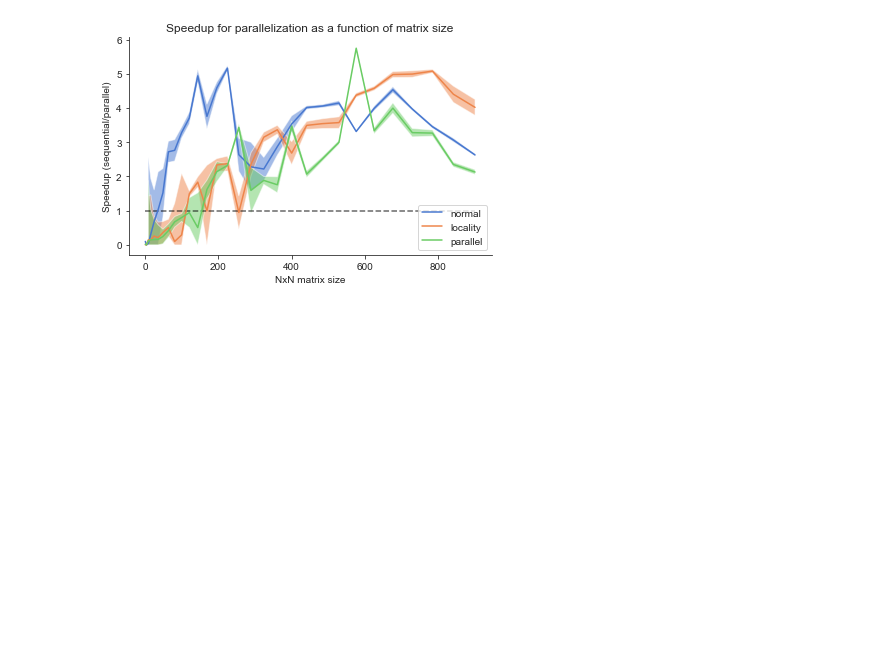
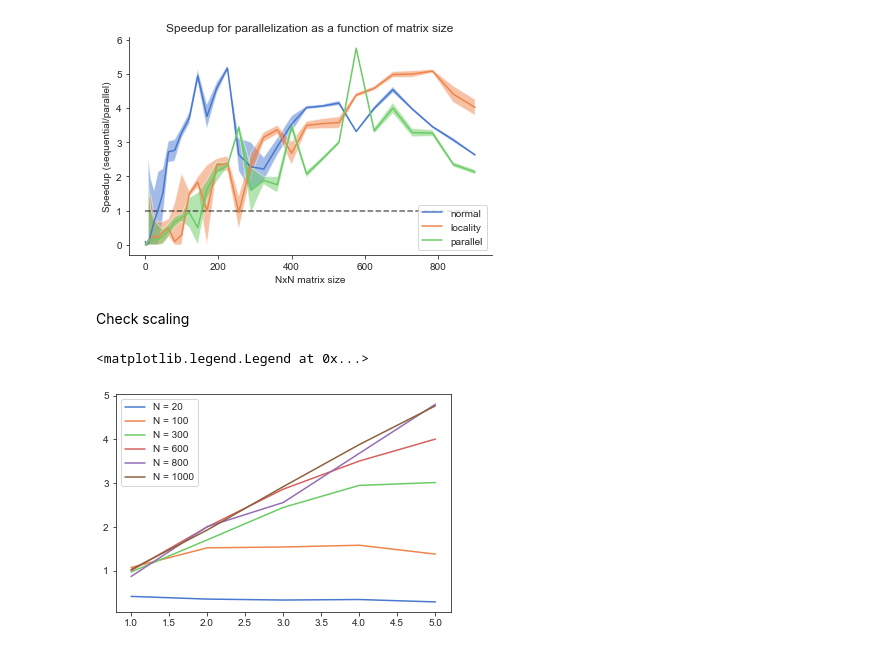
Before and after one commit to JakobSchauser/MLandData, a Jupyter notebook: HPPS/Exam/dataprocessing.ipynb, the cells around one changed output. Drawn from its saved outputs; the diff is of its cells as text; code cells hidden in the pictures; blank space fills up the shorter version.

```diff
--- a/HPPS/Exam/dataprocessing.ipynb
+++ b/HPPS/Exam/dataprocessing.ipynb
@@ -330,3 +330,28 @@ ax.set_ylabel("Speedup (sequential/parallel)")
 sns.despine()
 # %% [output]
 [figure]
+# %% [markdown]
+Check scaling
+# %%
+dat = []
+
+for i in range(5):
+    d = np.genfromtxt(f"exam-handout/{i+1}.csv",delimiter = ",",skip_header = 1)
+    dat.append(d)
+# %%
+y = []
+for i,d in enumerate(dat):
+    y.append(d[:,1]/d[:,2])
+
+y = np.array(y).T
+
+for size, speed in zip(dat[0][:,0],y):
+    plt.plot([i for i in range(1,6)],speed,label = f"N = {int(size)}")
+
+# # plt.legend()
+# plt.yscale("log")
+
+plt.legend()
+# %% [output]
+<matplotlib.legend.Legend at 0x...>
+[figure, added]
```
Also changed, not shown: 4 other files.
